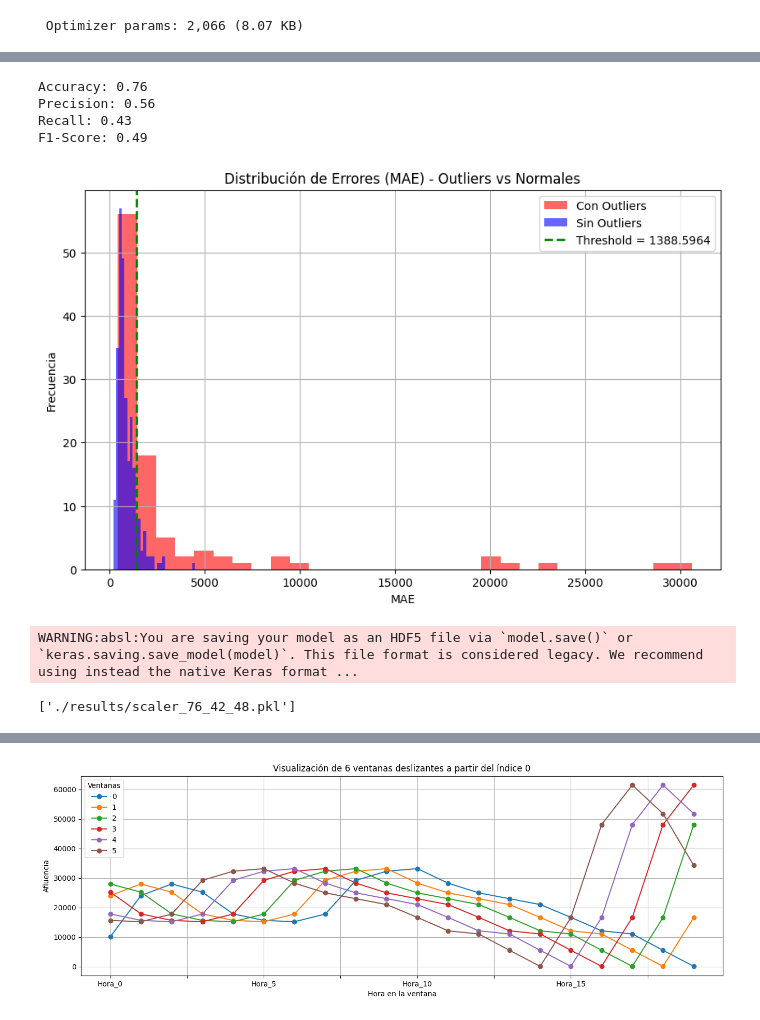
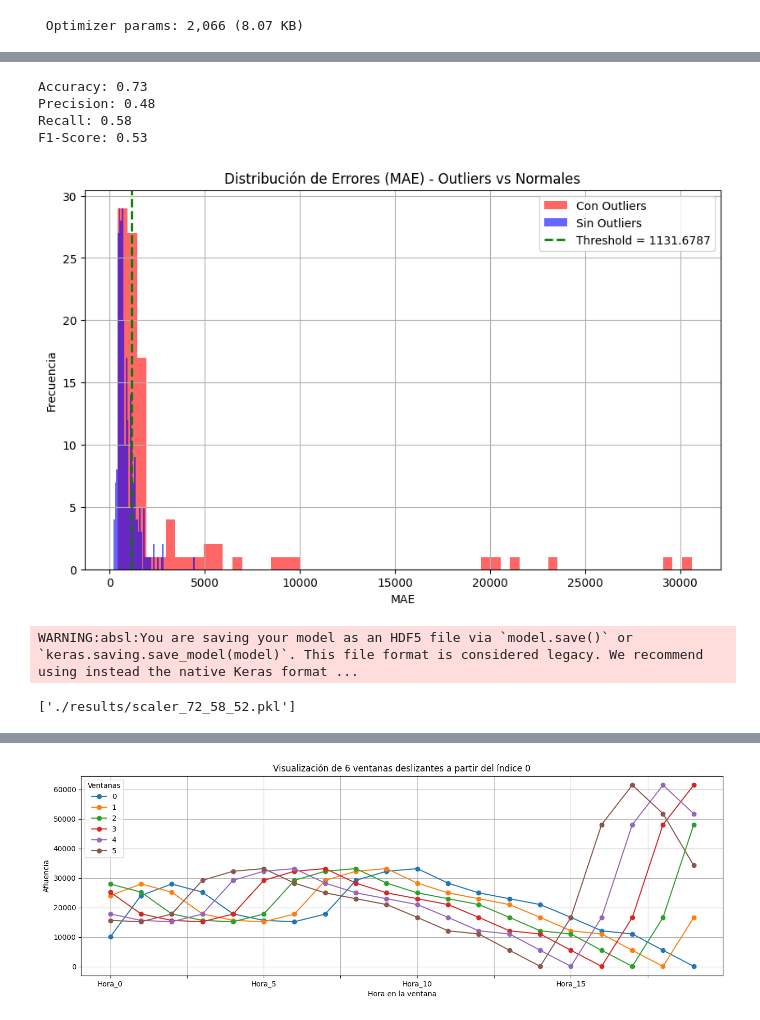
Before and after one commit to SebastianCarvalhoSalazar/AutoencoderMetroAnomalyApp, a Jupyter notebook: dev/model.ipynb, the cells around one changed output, grey strips where cells are left out. Drawn from its saved outputs; the diff is of its cells as text; code cells hidden in the pictures.

```diff
--- a/dev/model.ipynb
+++ b/dev/model.ipynb
@@ -636,5 +636,5 @@ Model: "functional_3"
 # %%
 # 13. Evaluar el modelo y graficar la curva ROC
 outlier_labels = val['Any_Outlier_outlier'].values
-threshold, errors = evaluar_autoencoder(autoencoder, val_scaled, val.drop(['Any_Outlier_outlier'], axis=1), scaler, outlier_labels, umbral=1)
+threshold, errors = evaluar_autoencoder(autoencoder, val_scaled, val.drop(['Any_Outlier_outlier'], axis=1), scaler, outlier_labels, umbral=0.5)
 # %% [output]
@@ -657,25 +657,25 @@ print(f"Precision: {precision:.2f}")
 print(f"Recall: {recall:.2f}")
 print(f"F1-Score: {f1:.2f}")
 # %% [output]
-Accuracy: 0.76
-Precision: 0.56
-Recall: 0.43
-F1-Score: 0.49
+Accuracy: 0.73
+Precision: 0.48
+Recall: 0.58
+F1-Score: 0.53
 # %%
 # 15. Graficar la distribución de los errores con el umbral
 plt.figure(figsize=(10, 6))
-plt.hist(errors[outlier_labels == 1], bins=30, alpha=0.6, label='Con Outliers', color='red')
-plt.hist(errors[outlier_labels == 0], bins=30, alpha=0.6, label='Sin Outliers', color='blue')
+plt.hist(errors[outlier_labels == 1], bins=60, alpha=0.6, label='Con Outliers', color='red')
+plt.hist(errors[outlier_labels == 0], bins=60, alpha=0.6, label='Sin Outliers', color='blue')
 plt.axvline(threshold, color='green', linestyle='dashed', linewidth=2, label=f'Threshold = {threshold:.4f}')
 plt.title('Distribución de Errores (MAE) - Outliers vs Normales')
 plt.xlabel('MAE')
 plt.ylabel('Frecuencia')
 plt.legend()
 plt.grid(True)
 plt.savefig(f'./results/tf_modelo_{int(accuracy*100)}_{int(recall*100)}_{int(f1*100)}_grafico.png')
 plt.show()
 # %% [output]
-[figure, old version]
+[figure, new version]
 # %%
 # Guardar el modelo completo
 autoencoder.save(f'./results/tf_modelo_{int(accuracy*100)}_{int(recall*100)}_{int(f1*100)}.h5')
@@ -693,7 +693,7 @@ scaler_filename = f'./results/scaler_{int(accuracy*100)}_{int(recall*100)}_{int(
 joblib.dump(scaler, scaler_filename)
 # %% [output]
 WARNING:absl:You are saving your model as an HDF5 file via `model.save()` or `keras.saving.save_model(model)`. This file format is considered legacy. We recommend using instead the native Keras format ...
-['./results/scaler_76_42_48.pkl']
+['./results/scaler_72_58_52.pkl']
 # %%
 # 16. Visualizar algunas predicciones con y sin outliers
 days_to_see = np.random.choice(5, size=5, replace=False)
```
Also changed, not shown: parts of 3 cells of this notebook, 6 other files.
